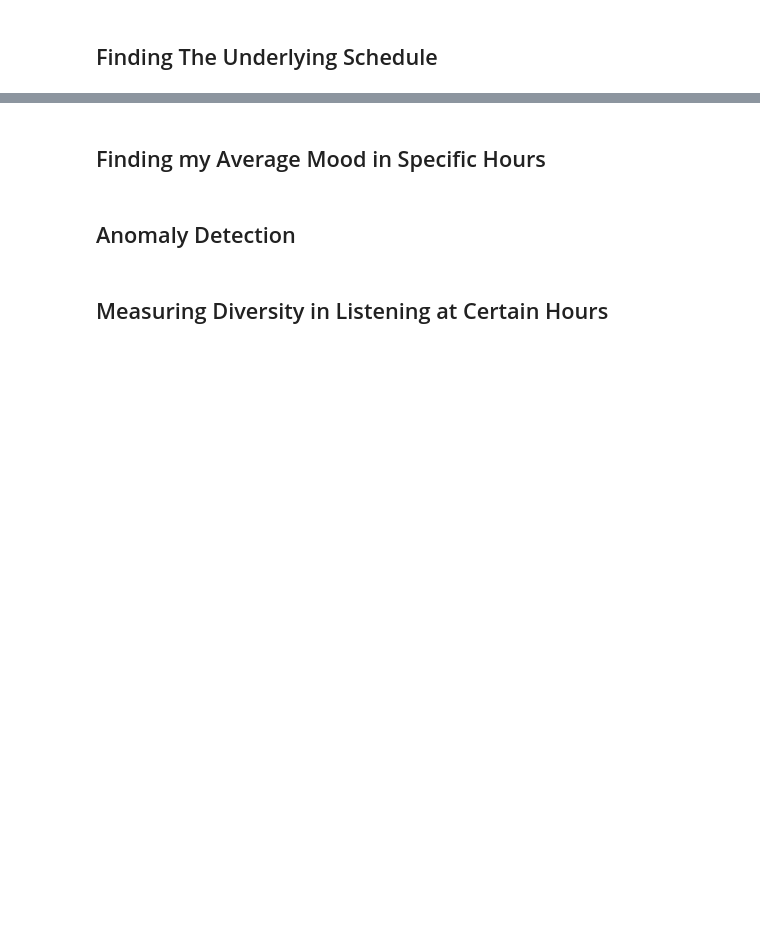
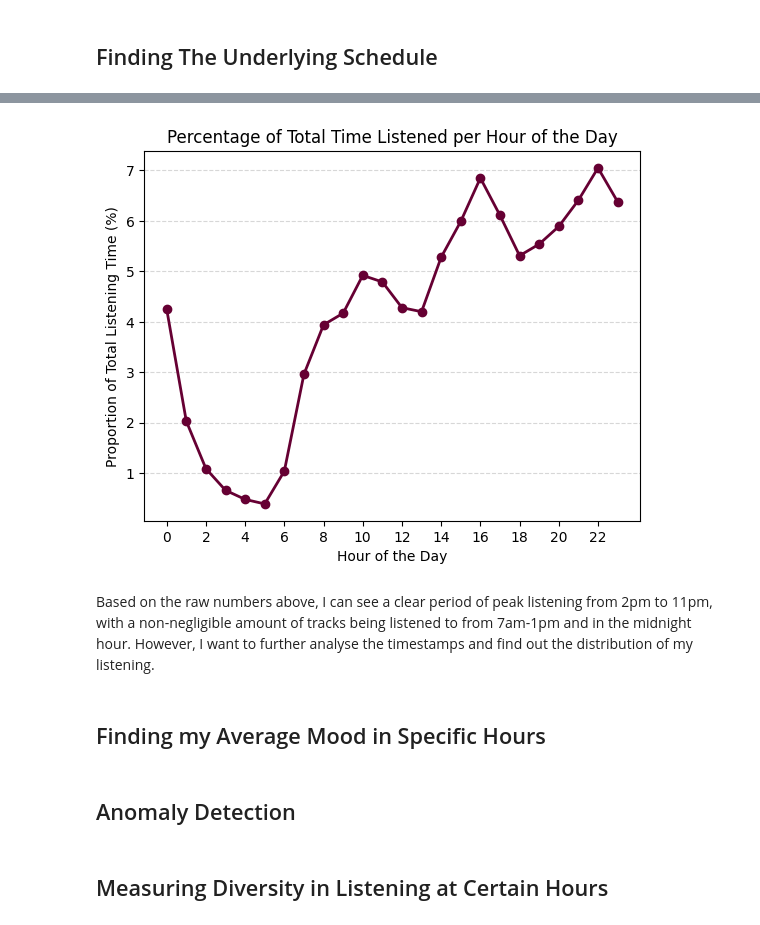
Before and after one commit to whatsername07/Data-Analysis-on-Spotify-Streaming-History, a Jupyter notebook: circadian.ipynb, the cells around one changed output, grey strips where cells are left out. Drawn from its saved outputs; the diff is of its cells as text; code cells hidden in the pictures; blank space fills up the shorter version.

Commit message:
Added in calculation of listening proportions per hour and visualised with a graph

```diff
--- a/circadian.ipynb
+++ b/circadian.ipynb
@@ -55,2 +55,12 @@ hour00.sample(10)
 # %% [markdown]
 ## Finding The Underlying Schedule
+# %%
+hours = [hour00, hour01, hour02, hour03, hour04, hour05, hour06, hour07, hour08, hour09, hour10, hour11, hour12, hour13, hour14, hour15, hour16, hour17, hour18, hour19, hour20, hour21, hour22, hour23]
+# %%
+allTime = fullHistory['ms_played'].sum()
+hourSplits = []
+for hour in hours:
+    hourTotal = hour['ms_played'].sum()
+    ratio = round((hourTotal/allTime)*100, 2)
+    hourSplits.append(float(ratio))
+    print(f"Hour {hour['ts'].dt.hour.iloc[0]}: {ratio}% of total listening time")
@@ -57,3 +85,15 @@ hour00.sample(10)
+# %%
+plt.plot(hourSplits, marker='o', ls='-', c='#660033', linewidth=2)
+plt.grid(axis='y', linestyle='--', alpha=0.5)
+plt.xticks(range(0,24,2))
+plt.title('Percentage of Total Time Listened per Hour of the Day')
+plt.ylabel('Proportion of Total Listening Time (%)')
+plt.xlabel('Hour of the Day')
+plt.show()
+# %% [output]
+[figure, added]
+# %% [markdown]
+Based on the raw numbers above, I can see a clear period of peak listening from 2pm to 11pm, with a non-negligible amount of tracks being listened to from 7am-1pm and in the midnight hour. However, I want to further analyse the timestamps and find out the distribution of my listening.
 # %% [markdown]
 ## Finding my Average Mood in Specific Hours
 # %% [markdown]
```
Also changed, not shown: parts of 2 cells of this notebook.
